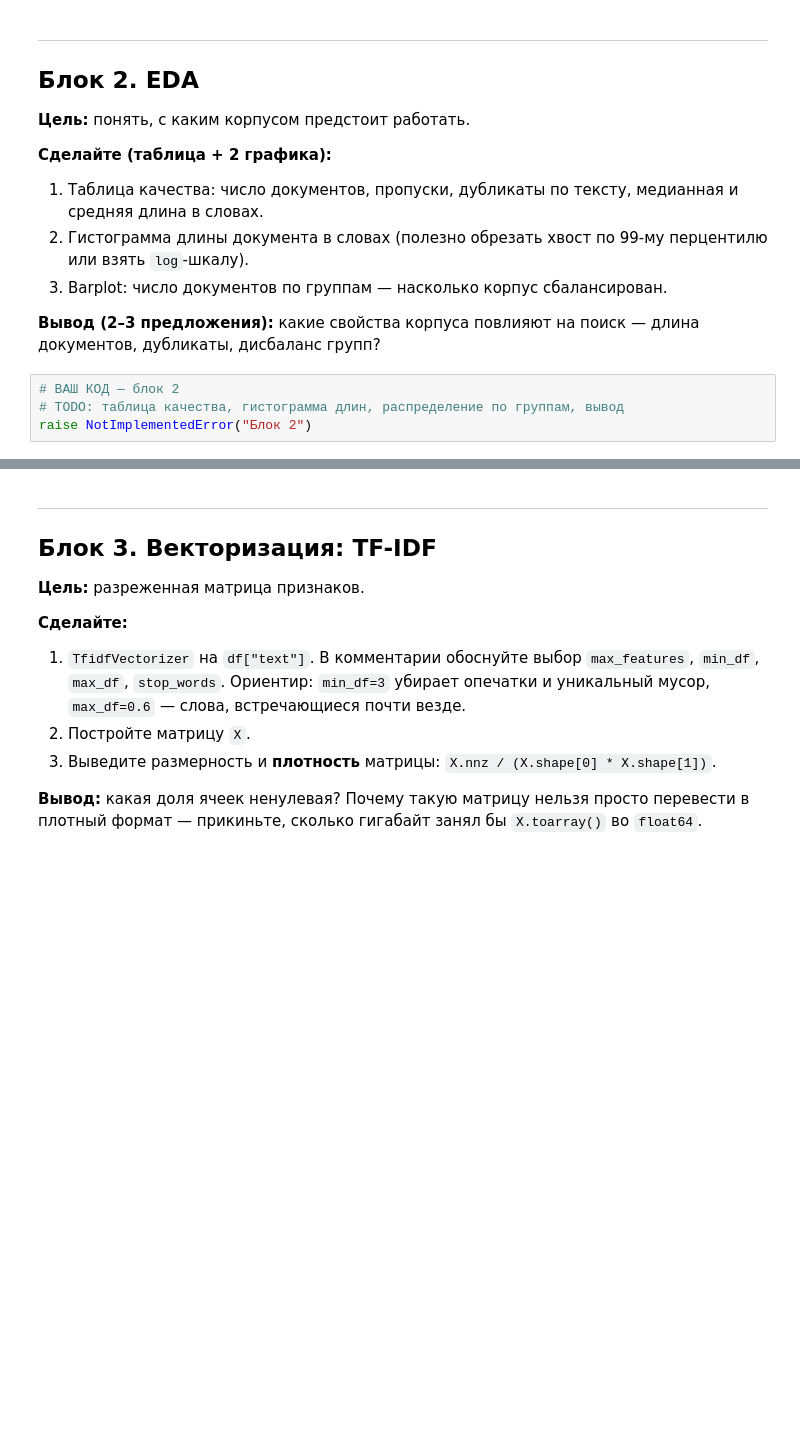
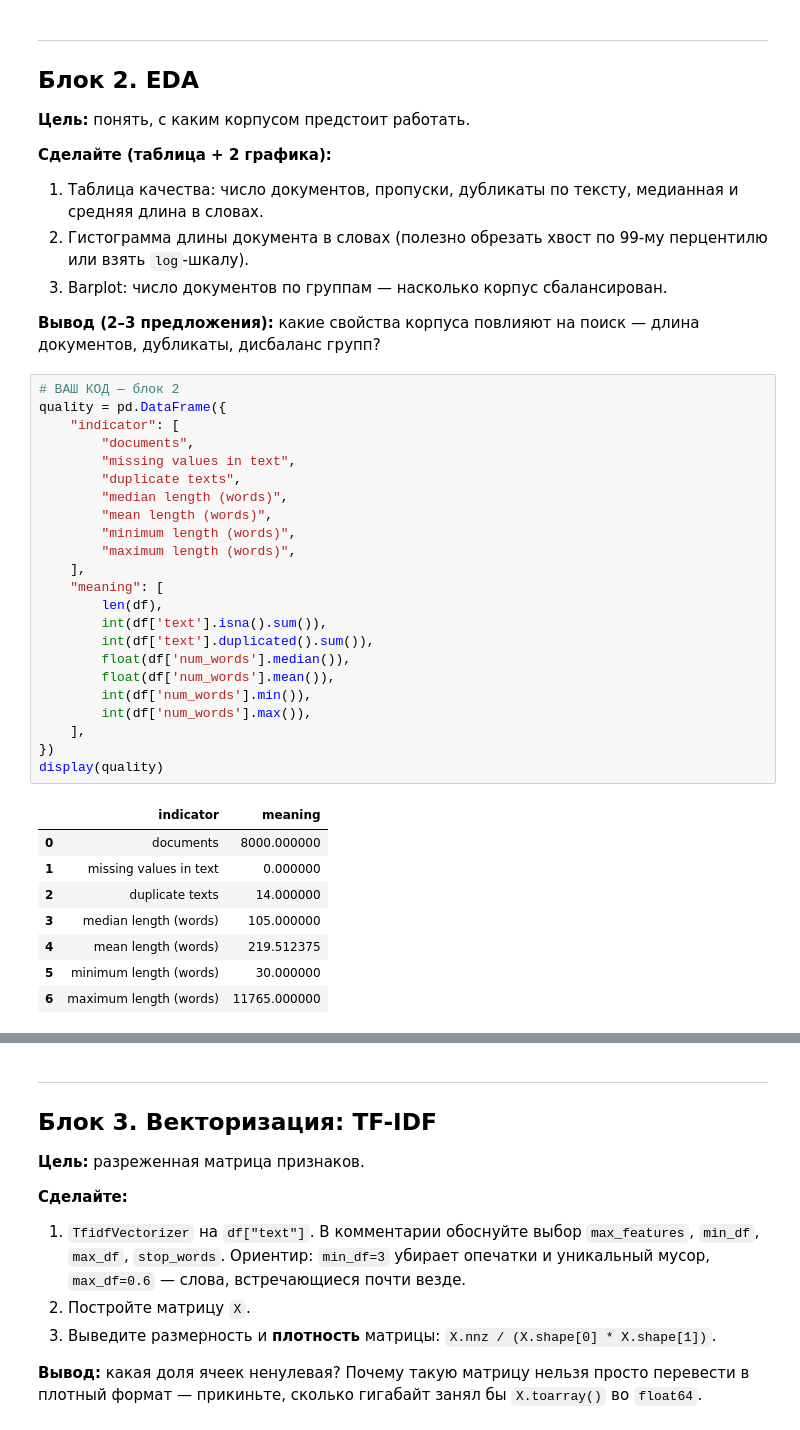
Before and after one commit to KrisTinaShch/practice_knn_lsh, a Jupyter notebook: practice_knn_lsh.ipynb, the cells around one changed output, grey strips where cells are left out. Cells and saved outputs as stored; diff of their text form; blank space fills up the shorter version.

```diff
--- a/practice_knn_lsh.ipynb
+++ b/practice_knn_lsh.ipynb
@@ -136,5 +176,33 @@ NotImplementedError: Блок 1
 **Вывод (2–3 предложения):** какие свойства корпуса повлияют на поиск — длина документов, дубликаты, дисбаланс групп?
 # %%
 # ВАШ КОД — блок 2
-# TODO: таблица качества, гистограмма длин, распределение по группам, вывод
-raise NotImplementedError("Блок 2")
+quality = pd.DataFrame({
+    "indicator": [
+        "documents",
+        "missing values in text",
+        "duplicate texts",
+        "median length (words)",
+        "mean length (words)",
+        "minimum length (words)",
+        "maximum length (words)",
+    ],
+    "meaning": [
+        len(df),
+        int(df['text'].isna().sum()),
+        int(df['text'].duplicated().sum()),
+        float(df['num_words'].median()),
+        float(df['num_words'].mean()),
+        int(df['num_words'].min()),
+        int(df['num_words'].max()),
+    ],
+})
+display(quality)
+# %% [output]
+|  | indicator | meaning |
+| 0 | documents | 8000.000000 |
+| 1 | missing values in text | 0.000000 |
+| 2 | duplicate texts | 14.000000 |
+| 3 | median length (words) | 105.000000 |
+| 4 | mean length (words) | 219.512375 |
+| 5 | minimum length (words) | 30.000000 |
+| 6 | maximum length (words) | 11765.000000 |
```
Also changed, not shown: parts of 5 cells of this notebook.
